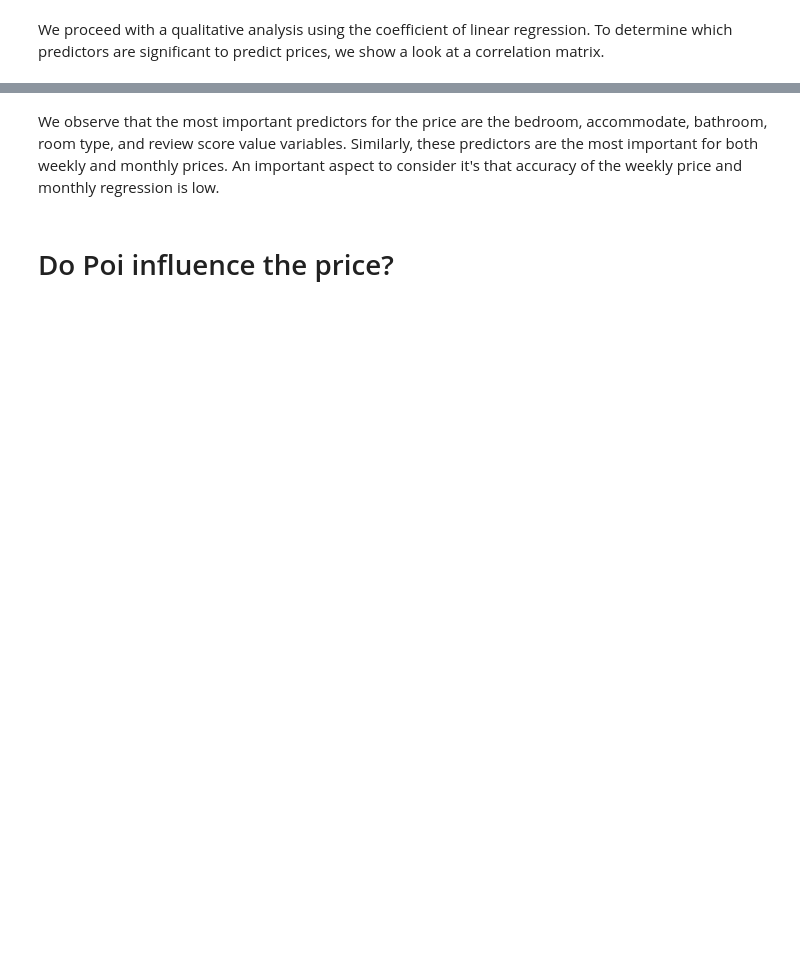
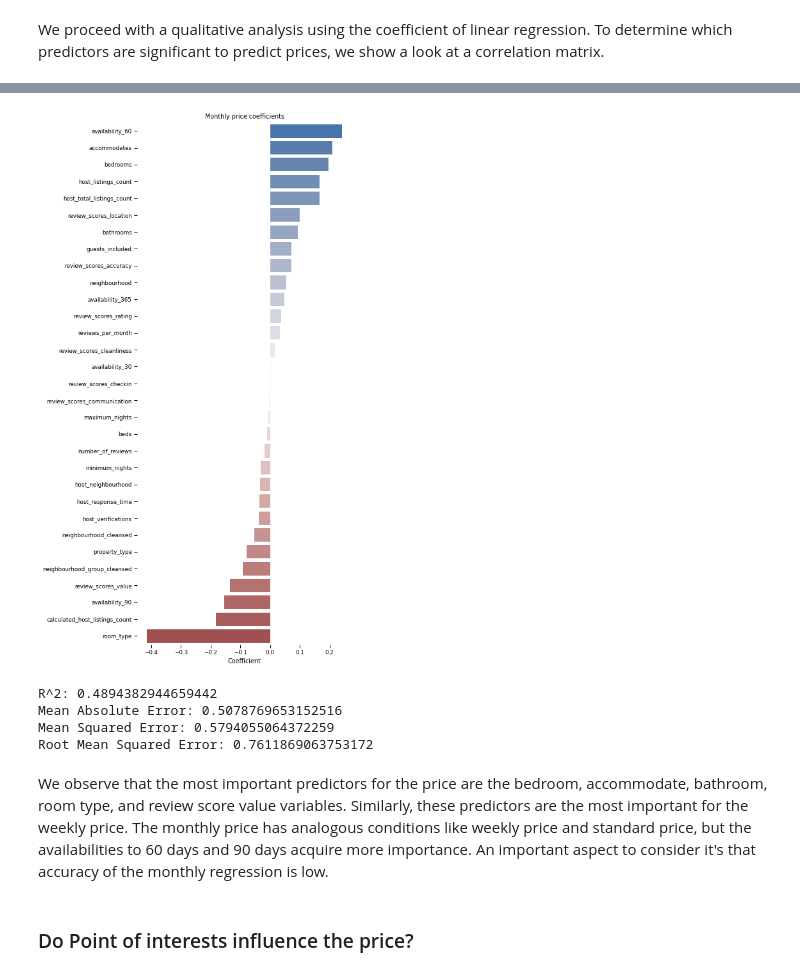
Before and after one commit to max87-arch/airbnb-seattle-with-poi-osm, a Jupyter notebook: SeattleAirBnB.ipynb, the cells around one changed output, grey strips where cells are left out. Saved outputs shown, nothing was run; the diff lists cells and outputs as text; code cells hidden in the pictures; blank space fills up the shorter version.

```diff
--- a/SeattleAirBnB.ipynb
+++ b/SeattleAirBnB.ipynb
@@ -21 +55,3 @@ poi_df = pd.read_csv('seattle_poi.csv')
+# %%
+df = pd.concat([airbnb_df, pointofinterest_df], axis = 1)
 # %% [markdown]
@@ -117,0 +184,5 @@ dtype: float64  Median:  2200.0
+# %%
+df.fillna(df.mean(), inplace = True)
+df.loc[weekly_rows == False,'weekly_price'] = np.NaN
+df.loc[monthly_rows == False,'monthly_price'] = np.NaN
+df[['price', 'weekly_price', 'monthly_price']].isnull().mean()
@@ -117,0 +196,2 @@ dtype: float64  Median:  2200.0
+# %%
+df.drop(columns=['notes','square_feet','security_deposit','license','scrape_id'], inplace = True)
@@ -279,6 +464,19 @@ Root Mean Squared Error: 0.8317105488063519
+# %%
+X = df.loc[monthly_rows,predictor_columns]
+y = df.loc[monthly_rows,'monthly_price']
+
+
+get_linear_regression(X,y, 'Monthly price coefficients')
+# %% [output]
+[figure, added]
+R^2: 0.4894382944659442
+Mean Absolute Error: 0.5078769653152516
+Mean Squared Error: 0.5794055064372259
+Root Mean Squared Error: 0.7611869063753172
 # %% [markdown]
 We observe that the most important predictors for the price are the bedroom, accommodate, bathroom, room type, and review score value variables.
-Similarly,  these predictors are the most important for both weekly and monthly prices.
-An important aspect to consider it's that accuracy of the weekly price and monthly regression is low.
+Similarly,  these predictors are the most important for the weekly price.
+The monthly price has analogous conditions like weekly price and standard price, but the availabilities to 60 days and 90 days acquire more importance.
+An important aspect to consider it's that accuracy of the monthly regression is low.
 # %% [markdown]
-# Do Poi influence the price?
+### Do Point of interests influence the price?
```
Also changed, not shown: parts of 77 cells of this notebook, 1 other file.
